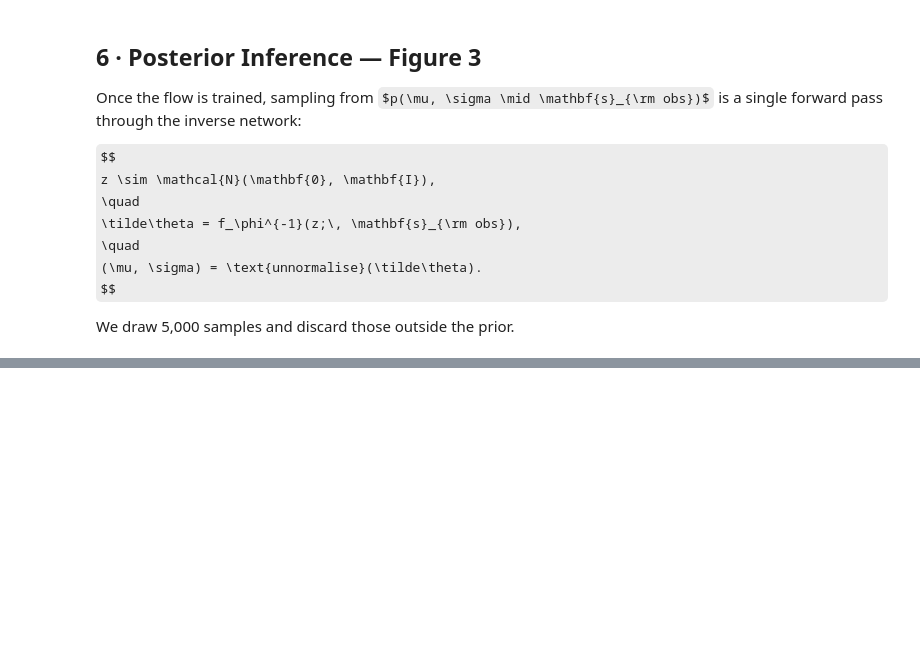
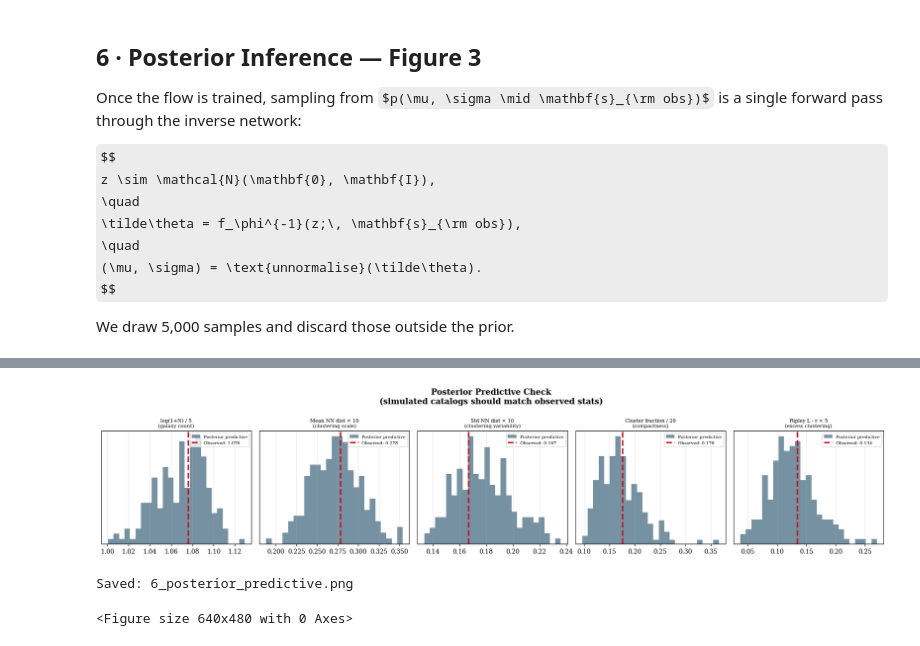
Before and after one commit to mazapataa/NNbasic, a Jupyter notebook: thomas_process_npe/thomas_process.ipynb, the cells around one changed output, grey strips where cells are left out. Saved outputs shown, nothing was run; the diff lists cells and outputs as text; code cells hidden in the pictures; some formulas as TeX source; blank space fills up the shorter version.

```diff
--- a/thomas_process_npe/thomas_process.ipynb
+++ b/thomas_process_npe/thomas_process.ipynb
@@ -415,0 +430,14 @@ Saved: 3_posterior.png
+# %%
+rng_ppc = np.random.default_rng(200)
+T.plot_posterior_predictive(
+    flow, x_obs, stats_obs_tensor,
+    MU_TRUE, SIGMA_TRUE, rng_ppc, DEVICE,
+)
+plt.suptitle("Figure 6 · Posterior predictive check",
+             y=1.01, fontsize=11, fontweight="bold")
+plt.tight_layout()
+plt.show()
+# %% [output]
+[figure, added]
+Saved: 6_posterior_predictive.png
+<Figure size 640x480 with 0 Axes>
```
Also changed, not shown: parts of 9 cells of this notebook.
